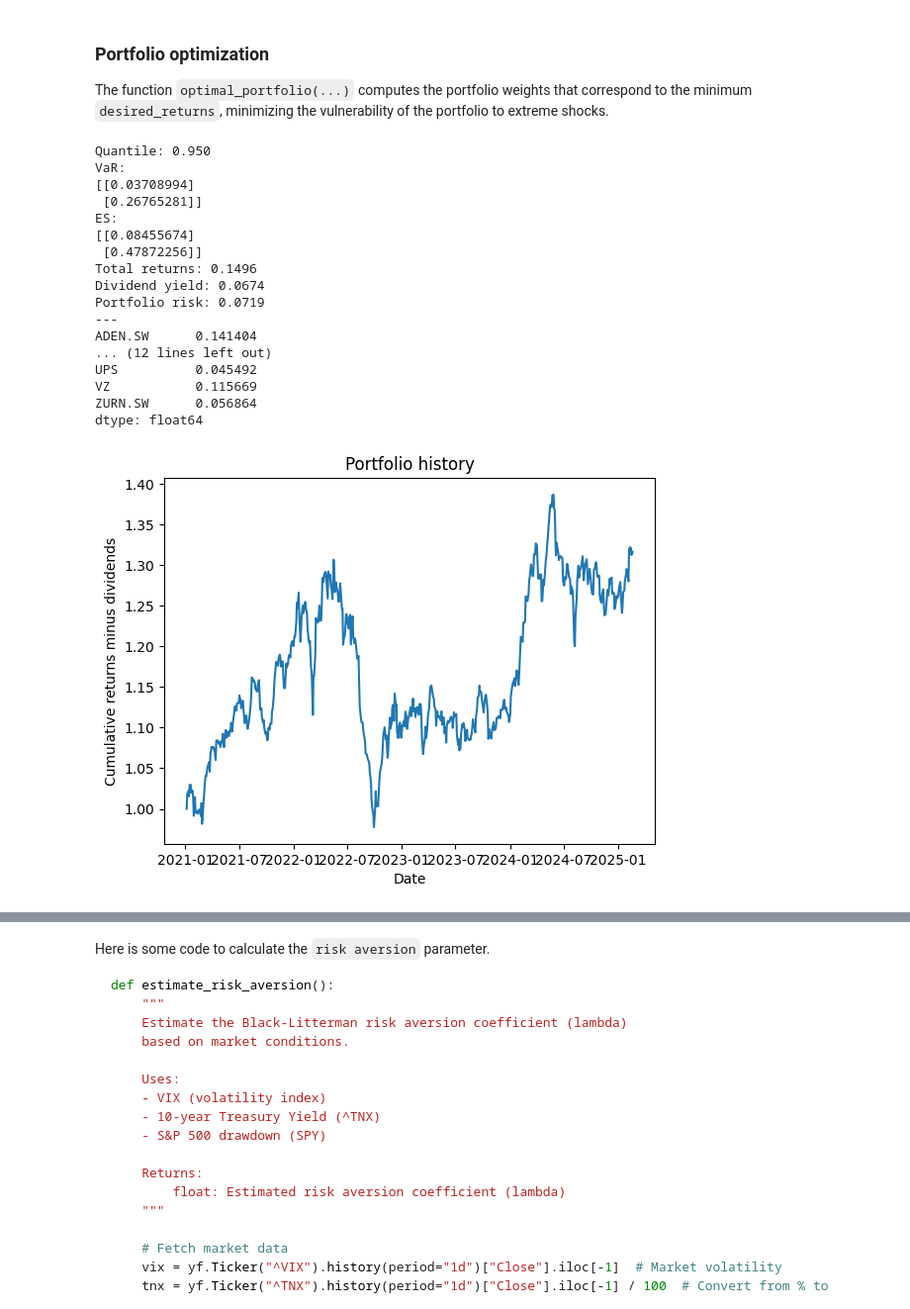
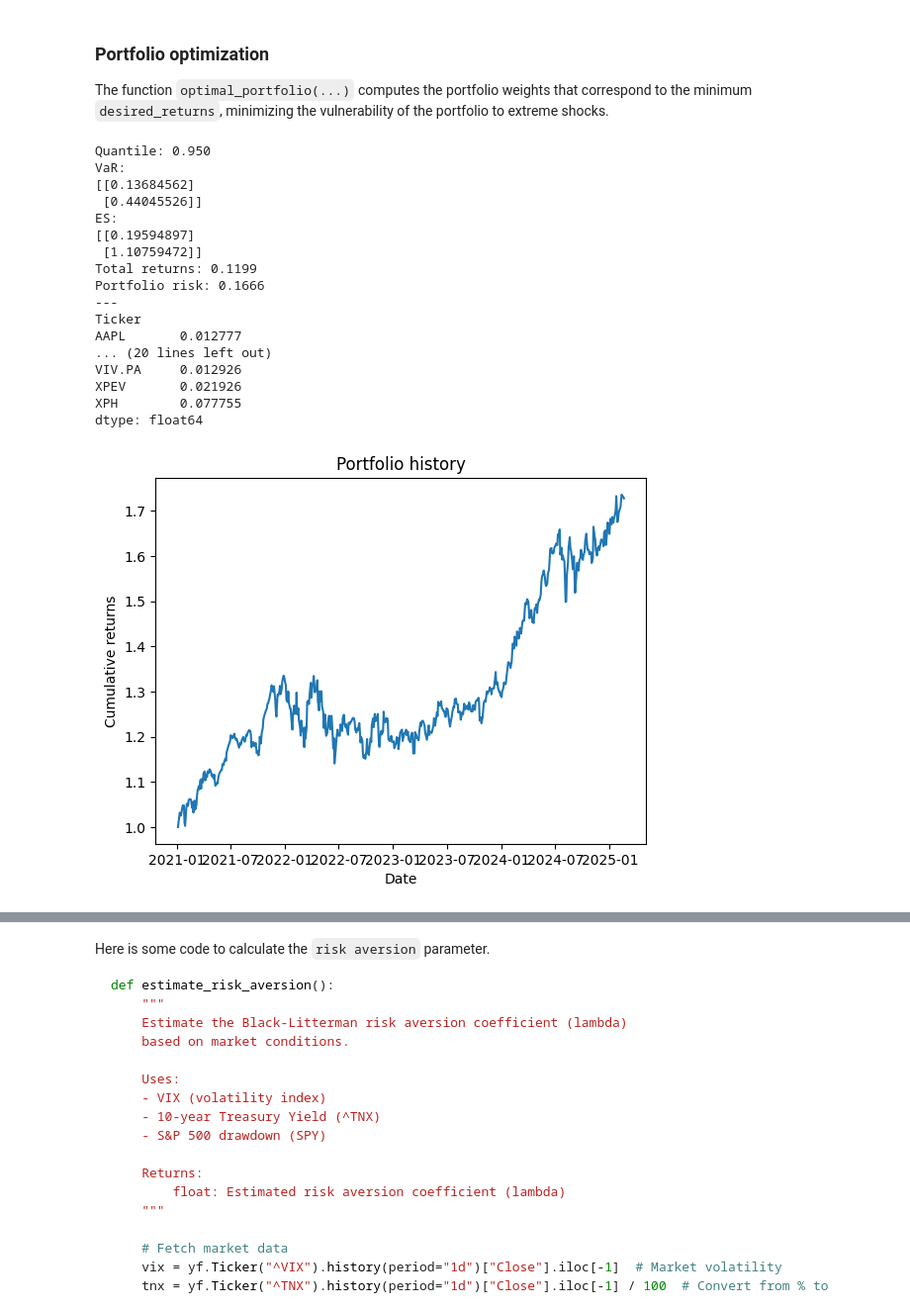
Before and after one commit to RyanCotsakis/CVaR-portfolio, a Jupyter notebook: portfolio_builder.ipynb, the cells around one changed output, grey strips where cells are left out. Shown: that part at 99% size. Saved outputs shown, nothing was run; the diff lists cells and outputs as text; code cells hidden in the pictures.

```diff
--- a/portfolio_builder.ipynb
+++ b/portfolio_builder.ipynb
@@ -352,25 +362,27 @@ def optimal_portfolio(desired_returns, verbose=False):
             "Weights" : optimized_weights,
             "Risk" : max_weighted_risk_measure})
-# %%
-my_portfolio = optimal_portfolio(market.expected_returns["SPY"], verbose=True)
-# %% [output]
-Quantile: 0.950
-VaR:
-[[0.03708994]
- [0.26765281]]
-ES:
-[[0.08455674]
- [0.47872256]]
-Total returns: 0.1496
-Dividend yield: 0.0674
-Portfolio risk: 0.0719
----
-ADEN.SW      0.141404
-... (12 lines left out)
-UPS          0.045492
-VZ           0.115669
-ZURN.SW      0.056864
-dtype: float64
-[figure, removed]
+# %%
+# desired_returns = market.expected_returns["SPY"]
+desired_returns = 0.12 # A little bit less than SPY
+my_portfolio = optimal_portfolio(desired_returns, verbose=True)
+# %% [output]
+Quantile: 0.950
+VaR:
+[[0.13684562]
+ [0.44045526]]
+ES:
+[[0.19594897]
+ [1.10759472]]
+Total returns: 0.1199
+Portfolio risk: 0.1666
+---
+Ticker
+AAPL       0.012777
+... (20 lines left out)
+VIV.PA     0.012926
+XPEV       0.021926
+XPH        0.077755
+dtype: float64
+[figure, added]
 # %%
 # Plotting
```
Also changed, not shown: parts of 14 cells of this notebook.
